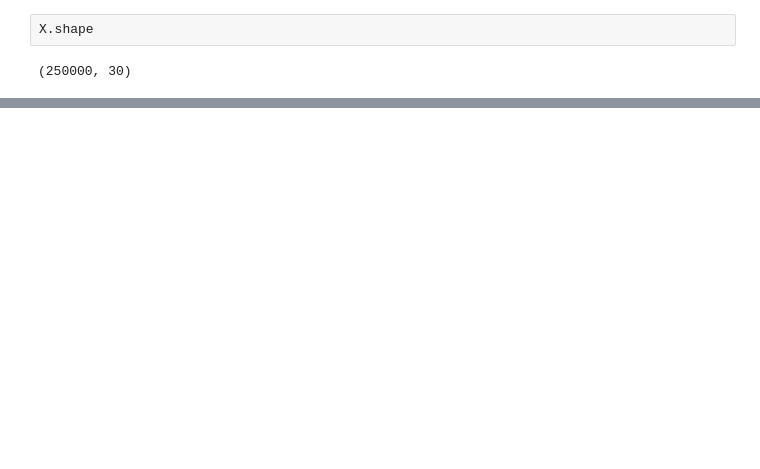
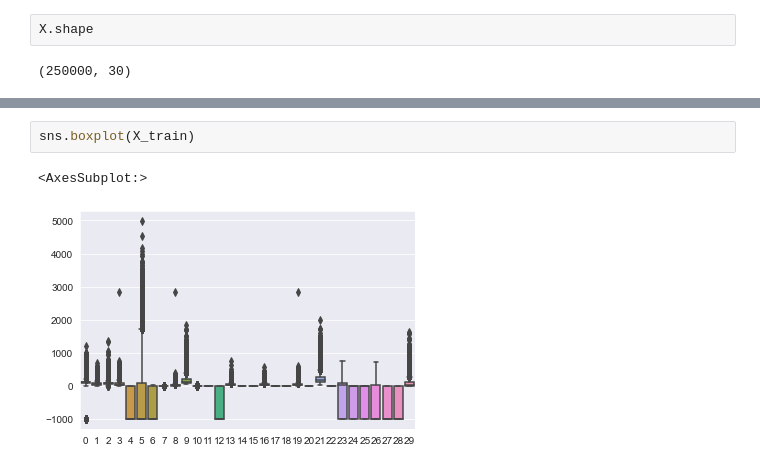
Before and after one commit to CS-433/ml-project-1-zml, a Jupyter notebook: project_1.ipynb, the cells around one changed output, grey strips where cells are left out. Cells and saved outputs as stored; diff of their text form; blank space fills up the shorter version.

```diff
--- a/project_1.ipynb
+++ b/project_1.ipynb
@@ -23,0 +49,5 @@ Y.shape
+# %%
+sns.boxplot(X_train)
+# %% [output]
+<AxesSubplot:>
+[figure, added]
```
Also changed, not shown: parts of 22 cells of this notebook, 1 other file.
